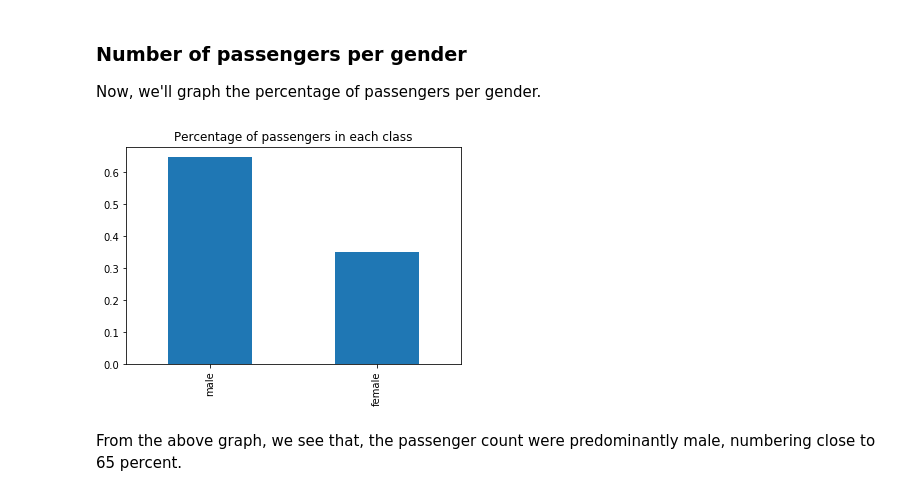
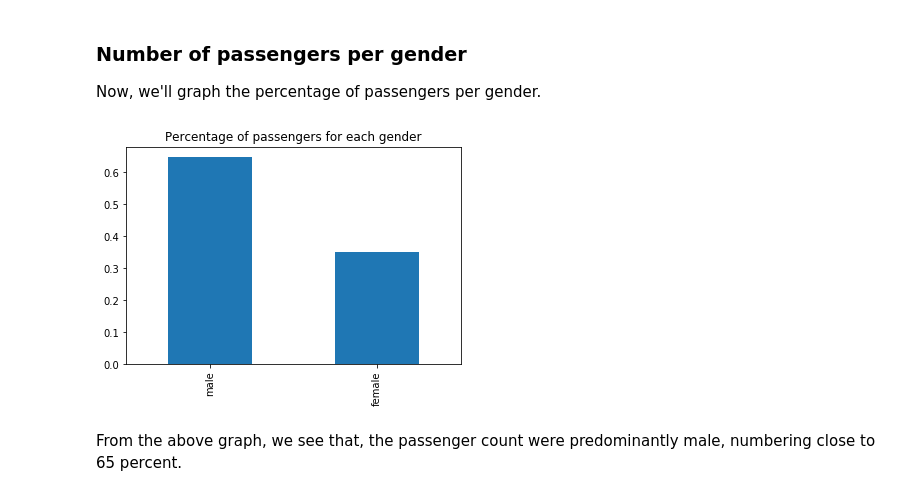
Before and after one commit to hosadman/titanic-survivor-prediction, a Jupyter notebook: Titanic-Survivor-Prediction-Analysis.ipynb, the cells around one changed output. Saved outputs shown, nothing was run; the diff lists cells and outputs as text; code cells hidden in the pictures.

```diff
--- a/Titanic-Survivor-Prediction-Analysis.ipynb
+++ b/Titanic-Survivor-Prediction-Analysis.ipynb
@@ -82,11 +82,11 @@ From the above graph, we see that almost 60 percent of passengers belonged to th
 Now, we'll graph the percentage of passengers per gender.
 # %%
 df['Sex'].value_counts(normalize=True).plot(kind='bar')
-plt.title('Percentage of passengers in each class')
+plt.title('Percentage of passengers for each gender')
 
 plt.show()
 # %% [output]
-[figure, old version]
+[figure, new version]
 # %% [markdown]
 From the above graph, we see that, the passenger count were predominantly male, numbering close to 65 percent.
 # %% [markdown]
```
Also changed, not shown: parts of 19 cells of this notebook.
